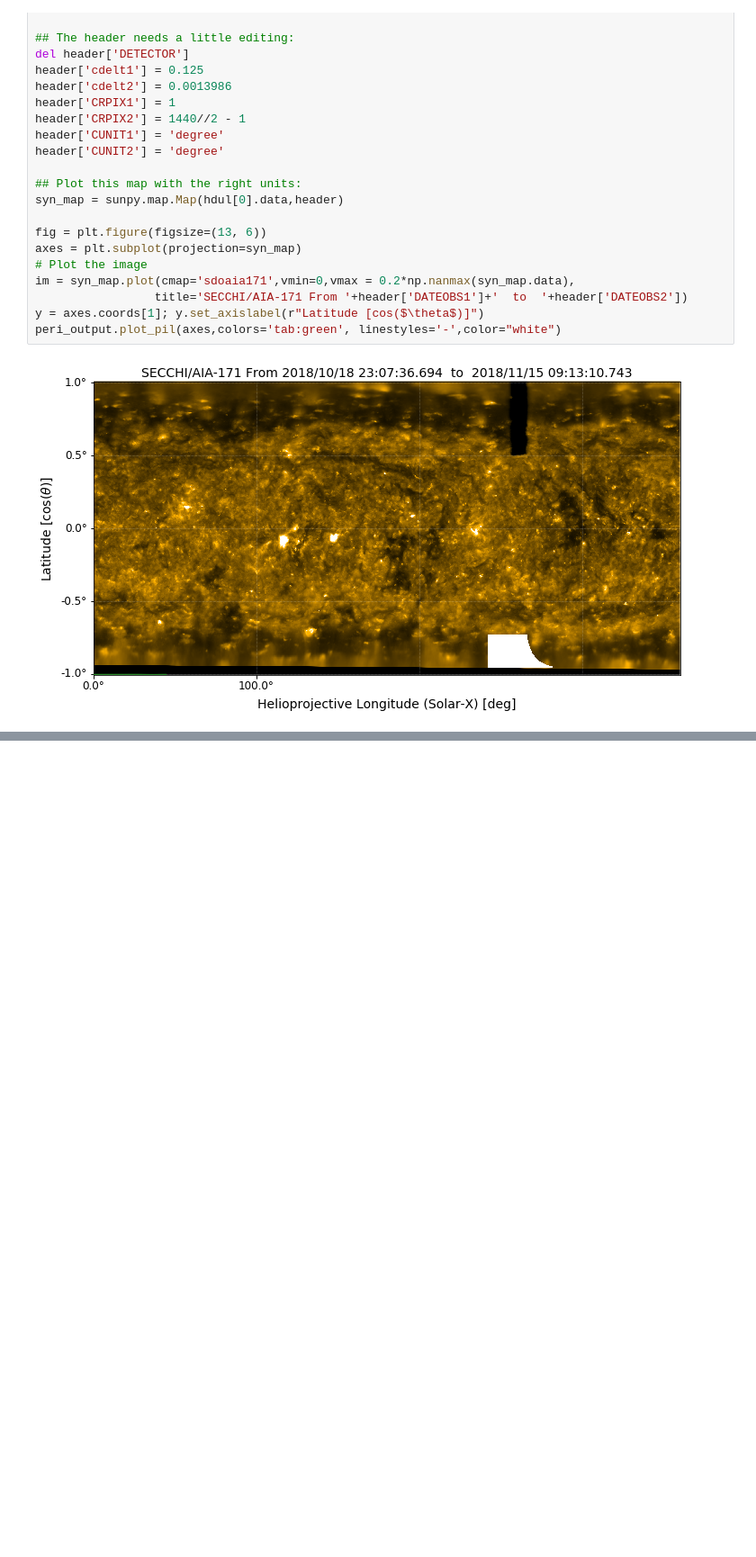
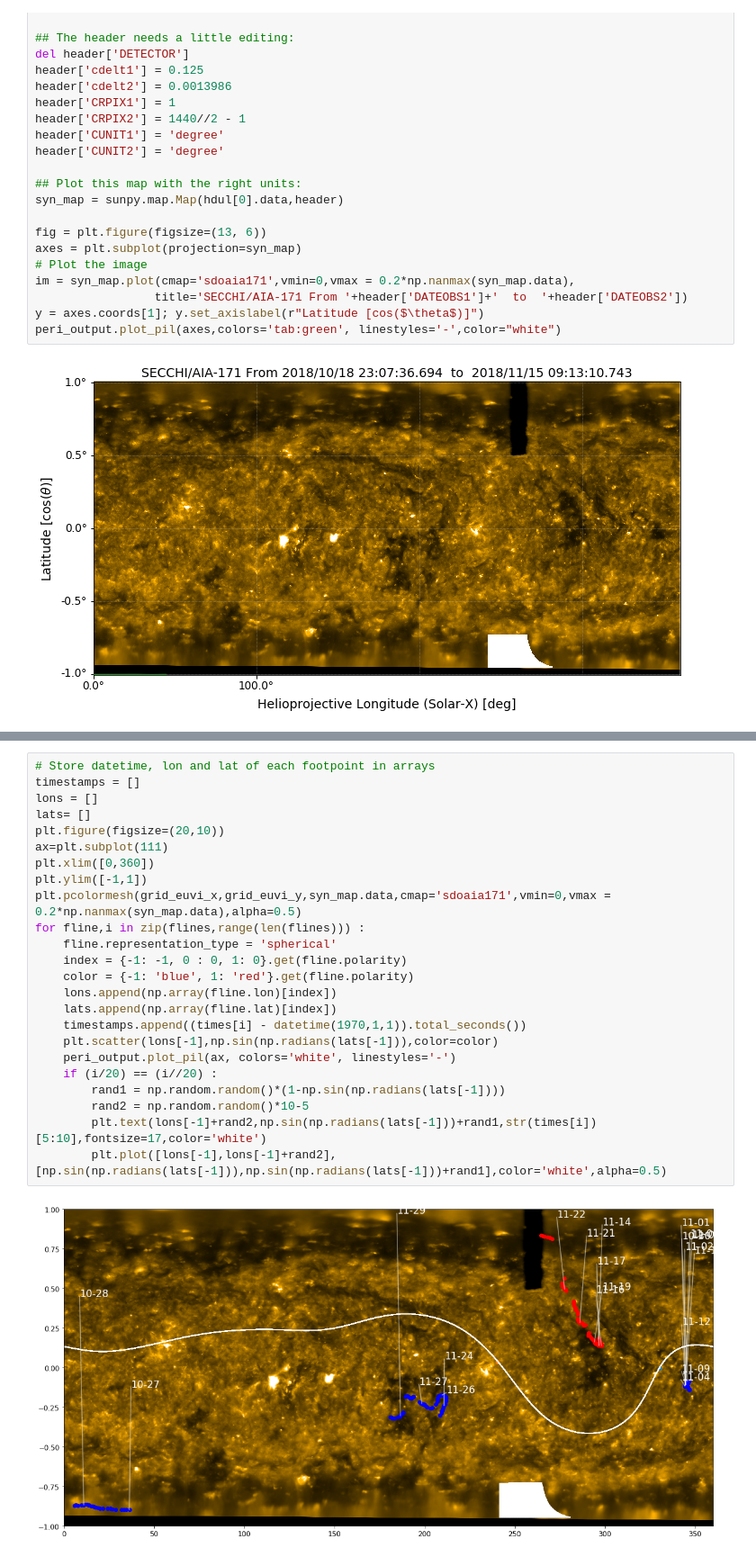
Before and after one commit to pymilo/publication-code, a Jupyter notebook: 2019-psp-connection/pfss_connection-Edited.ipynb, the cells around one changed output, grey strips where cells are left out. Shown at 90% size. Cells and saved outputs as stored; diff of their text form; blank space fills up the shorter version.

```diff
--- a/2019-psp-connection/pfss_connection-Edited.ipynb
+++ b/2019-psp-connection/pfss_connection-Edited.ipynb
@@ -278,0 +304,26 @@ peri_output.plot_pil(axes,colors='tab:green', linestyles='-',color="white")
+# %%
+# Store datetime, lon and lat of each footpoint in arrays
+timestamps = []
+lons = []
+lats= []
+plt.figure(figsize=(20,10))
+ax=plt.subplot(111)
+plt.xlim([0,360])
+plt.ylim([-1,1])
+plt.pcolormesh(grid_euvi_x,grid_euvi_y,syn_map.data,cmap='sdoaia171',vmin=0,vmax = 0.2*np.nanmax(syn_map.data),alpha=0.5)
+for fline,i in zip(flines,range(len(flines))) :
+    fline.representation_type = 'spherical'
+    index = {-1: -1, 0 : 0, 1: 0}.get(fline.polarity)
+    color = {-1: 'blue', 1: 'red'}.get(fline.polarity)
+    lons.append(np.array(fline.lon)[index])
+    lats.append(np.array(fline.lat)[index])
+    timestamps.append((times[i] - datetime(1970,1,1)).total_seconds())
+    plt.scatter(lons[-1],np.sin(np.radians(lats[-1])),color=color)
+    peri_output.plot_pil(ax, colors='white', linestyles='-')
+    if (i/20) == (i//20) :
+        rand1 = np.random.random()*(1-np.sin(np.radians(lats[-1])))
+        rand2 = np.random.random()*10-5
+        plt.text(lons[-1]+rand2,np.sin(np.radians(lats[-1]))+rand1,str(times[i])[5:10],fontsize=17,color='white')
+        plt.plot([lons[-1],lons[-1]+rand2],[np.sin(np.radians(lats[-1])),np.sin(np.radians(lats[-1]))+rand1],color='white',alpha=0.5)
+# %% [output]
+[figure, added]
```
Also changed, not shown: parts of 6 cells of this notebook, 1 other file.
